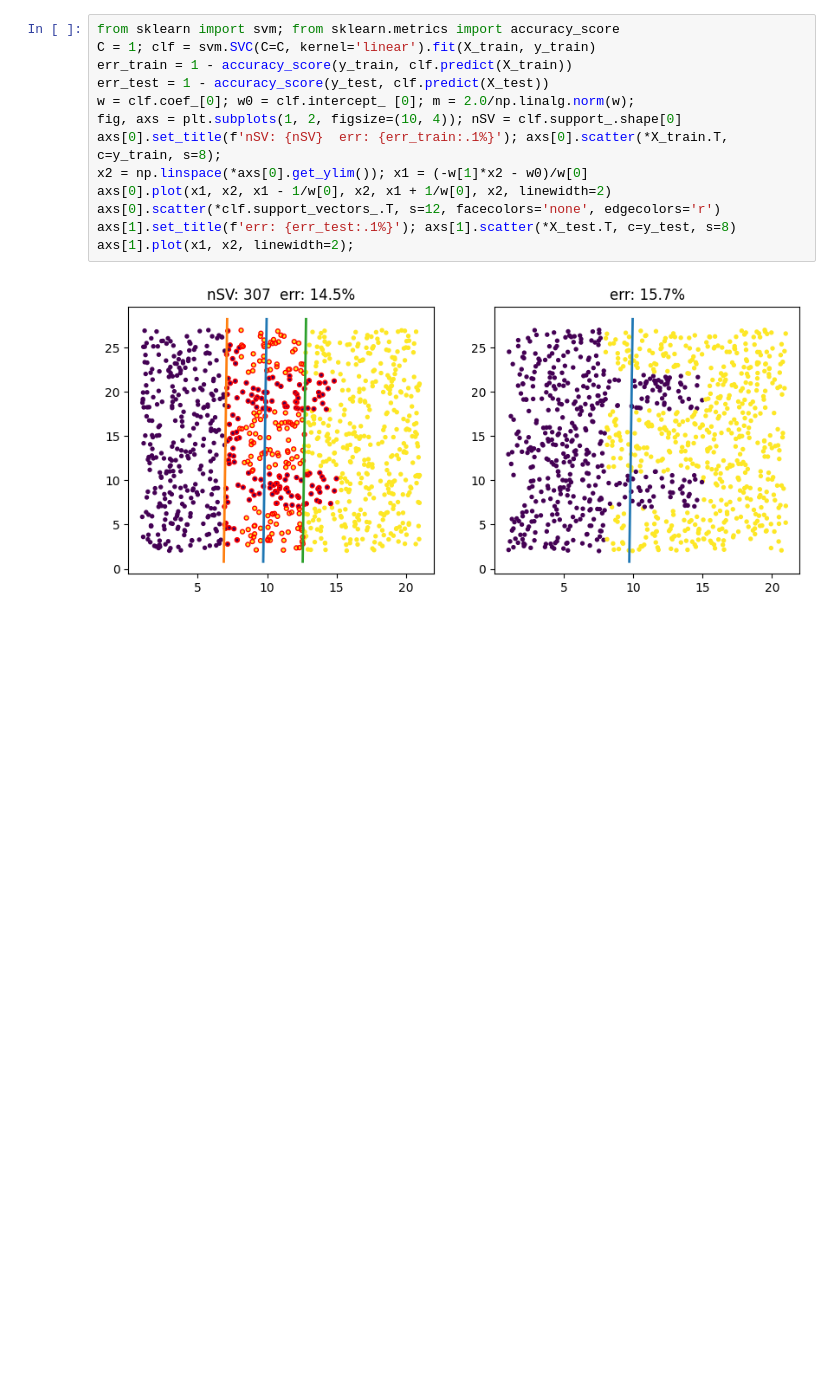
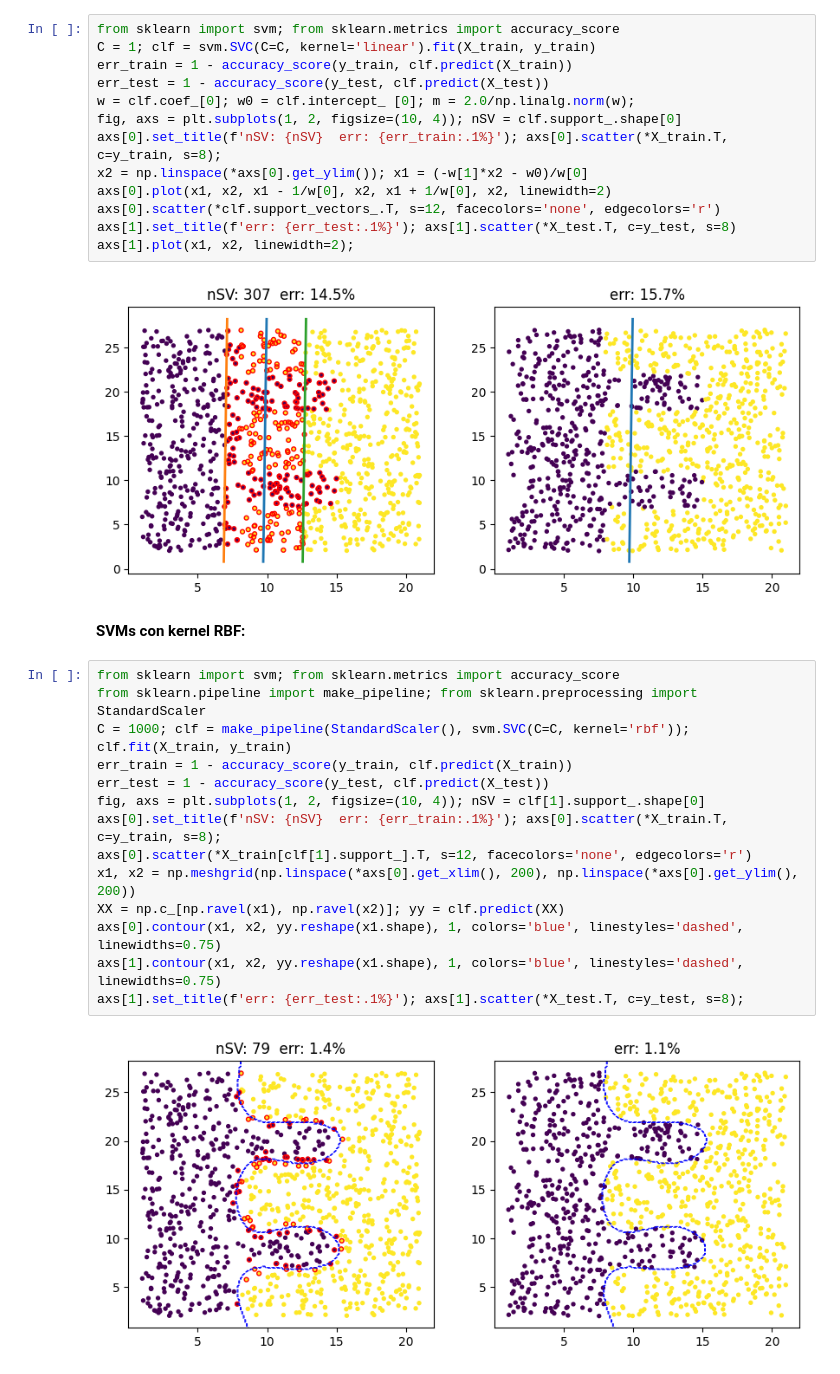
Before and after one commit to AlfonsJ/2024_02_29_APR2324, a Jupyter notebook: T5 Máquinas de vectores soporte/T5 Tareas con SVMs/hart/hart.ipynb, the cells around one changed output. Saved outputs shown, nothing was run; the diff lists cells and outputs as text; blank space fills up the shorter version.

```diff
--- a/T5 Máquinas de vectores soporte/T5 Tareas con SVMs/hart/hart.ipynb
+++ b/T5 Máquinas de vectores soporte/T5 Tareas con SVMs/hart/hart.ipynb
@@ -27,3 +27,21 @@ axs[1].set_title(f'err: {err_test:.1%}'); axs[1].scatter(*X_test.T, c=y_test, s=
 axs[1].plot(x1, x2, linewidth=2);
 # %% [output]
 [figure]
+# %% [markdown]
+**SVMs con kernel RBF:**
+# %%
+from sklearn import svm; from sklearn.metrics import accuracy_score
+from sklearn.pipeline import make_pipeline; from sklearn.preprocessing import StandardScaler
+C = 1000; clf = make_pipeline(StandardScaler(), svm.SVC(C=C, kernel='rbf')); clf.fit(X_train, y_train)
+err_train = 1 - accuracy_score(y_train, clf.predict(X_train))
+err_test = 1 - accuracy_score(y_test, clf.predict(X_test))
+fig, axs = plt.subplots(1, 2, figsize=(10, 4)); nSV = clf[1].support_.shape[0]
+axs[0].set_title(f'nSV: {nSV}  err: {err_train:.1%}'); axs[0].scatter(*X_train.T, c=y_train, s=8);
+axs[0].scatter(*X_train[clf[1].support_].T, s=12, facecolors='none', edgecolors='r')
+x1, x2 = np.meshgrid(np.linspace(*axs[0].get_xlim(), 200), np.linspace(*axs[0].get_ylim(), 200))
+XX = np.c_[np.ravel(x1), np.ravel(x2)]; yy = clf.predict(XX)
+axs[0].contour(x1, x2, yy.reshape(x1.shape), 1, colors='blue', linestyles='dashed', linewidths=0.75)
+axs[1].contour(x1, x2, yy.reshape(x1.shape), 1, colors='blue', linestyles='dashed', linewidths=0.75)
+axs[1].set_title(f'err: {err_test:.1%}'); axs[1].scatter(*X_test.T, c=y_test, s=8);
+# %% [output]
+[figure, added]
```
